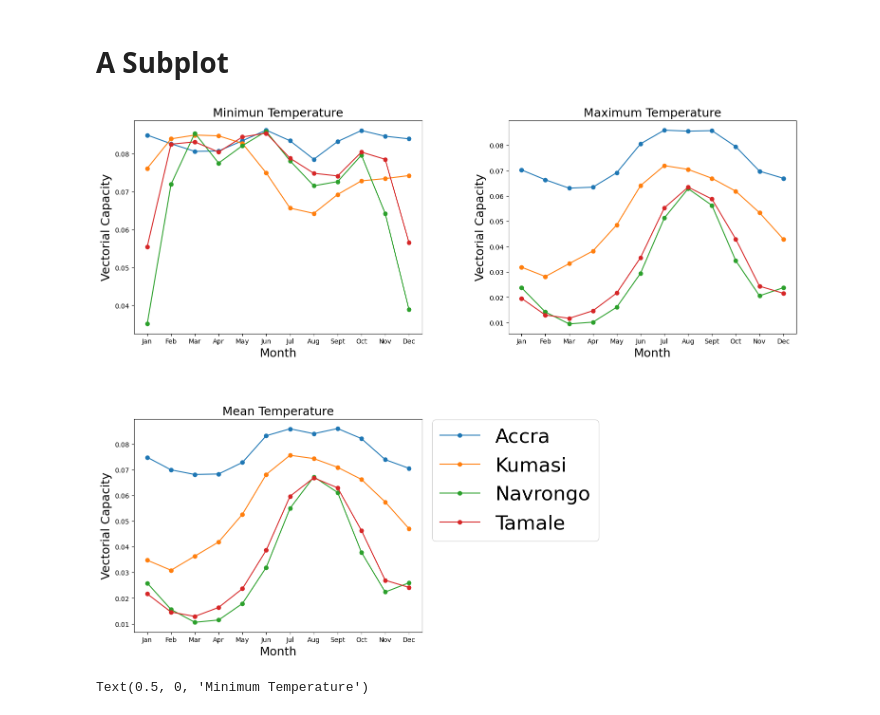
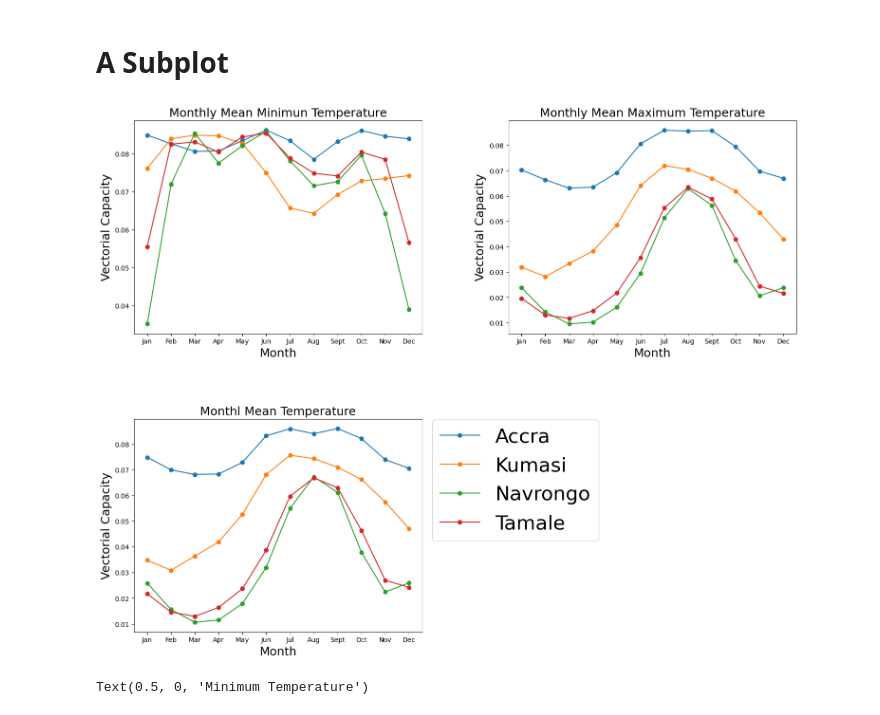
Before and after one commit to ayitaheric/JNAA_LAB, a Jupyter notebook: Hackathon_G2.ipynb, the cells around one changed output. Cells and saved outputs as stored; diff of their text form; code cells hidden in the pictures.

```diff
--- a/Hackathon_G2.ipynb
+++ b/Hackathon_G2.ipynb
@@ -93,37 +93,37 @@ x1 = axes[0,0]
 x1.plot(mon,AN, label='Accra', marker='o')
 x1.plot(mon,KN, label='Kumasi', marker='o')
 x1.plot(mon,NN, label='Navrongo', marker='o')
 x1.plot(mon,TN, label='Tamale', marker='o')
-x1.set_title('Minimun Temperature',fontsize=18)
+x1.set_title('Monthly Mean Minimun Temperature',fontsize=18)
 x1.set_ylabel('Vectorial Capacity',fontsize=18)
 x1.set_xlabel('Month',fontsize=18)
 # x1.legend(loc='lower left',bbox_to_anchor=(1,0.70))
 
 x2 = axes[0,1]
 x2.plot(mon,AX,label='Accra', marker='o')
 x2.plot(mon,KX, label='Kumasi', marker='o')
 x2.plot(mon,NX,label='Navrongo', marker='o')
 x2.plot(mon,TX, label='Tamale', marker='o')
 # x2.legend(loc='lower left',bbox_to_anchor=(1,0.70))
 x2.set_ylabel('Vectorial Capacity',fontsize=18)
 x2.set_xlabel('Month',fontsize=18)
-x2.set_title('Maximum Temperature',fontsize=18)
+x2.set_title('Monthly Mean Maximum Temperature',fontsize=18)
 
 x3 = axes[1,0]
 x3.plot(mon,AM, label='Accra', marker='o')
 x3.plot(mon,KM, label='Kumasi', marker='o')
 x3.plot(mon,NM, label='Navrongo', marker='o')
 x3.plot(mon,TM, label='Tamale', marker='o')
 x3.legend(loc='lower left',bbox_to_anchor=(1,0.38),fontsize=30)#'xx-large'
 x3.set_ylabel('Vectorial Capacity',fontsize=18)
 x3.set_xlabel('Month',fontsize=18)
-x3.set_title('Mean Temperature',fontsize=18)
+x3.set_title('Monthl Mean Temperature',fontsize=18)
 
 
 x4=axes[1,1].set_visible(False)
 plt.savefig('VC.tiff')
 # %% [output]
-[figure, old version]
+[figure, new version]
 # %%
 Ap=An[["p", "tn"]].set_index("tn")
 Kp=Kn[["p", "tn"]].set_index("tn")
```
Also changed, not shown: parts of 1 cell of this notebook.
